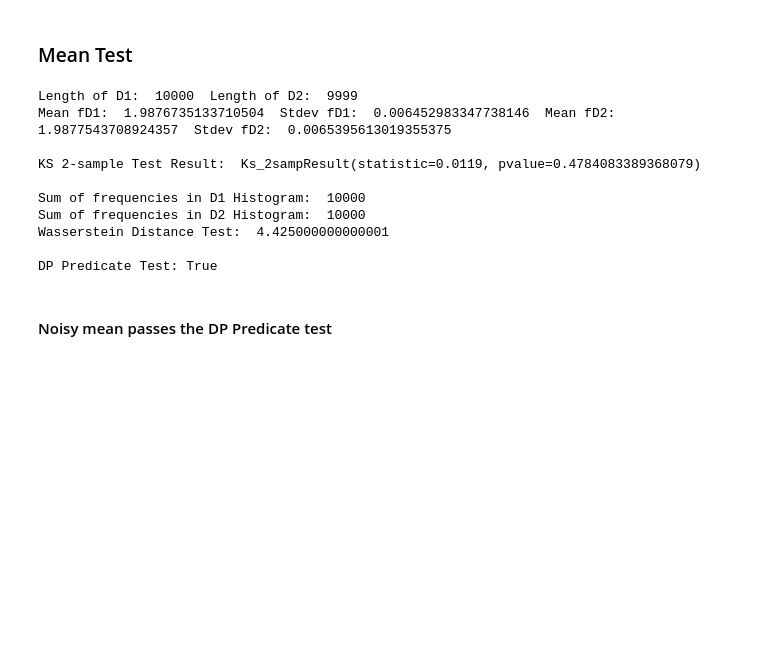
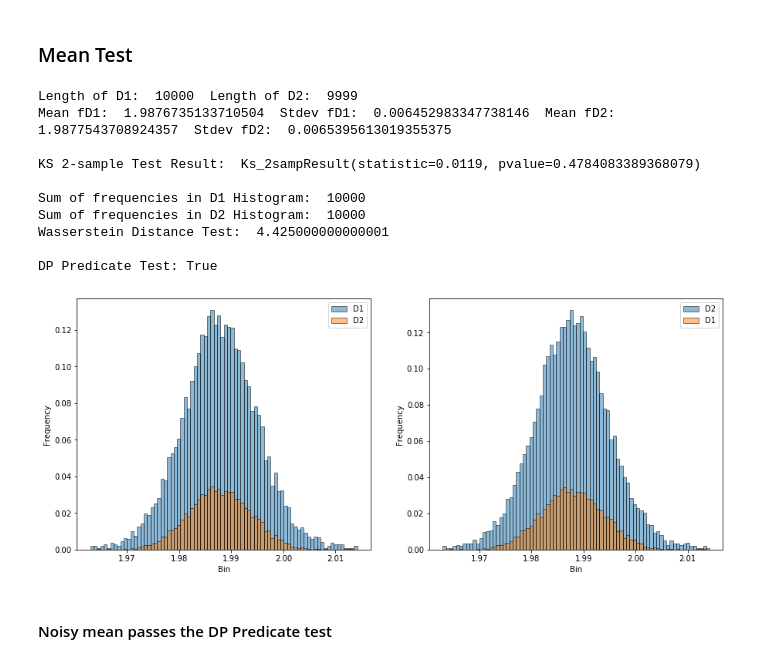
Before and after one commit to opendp/smartnoise-sdk, a Jupyter notebook: evaluation/Differential Privacy Verification.ipynb, the cells around one changed output. Cells and saved outputs as stored; diff of their text form; code cells hidden in the pictures; blank space fills up the shorter version.

```diff
--- a/evaluation/Differential Privacy Verification.ipynb
+++ b/evaluation/Differential Privacy Verification.ipynb
@@ -98,18 +98,19 @@ DP Predicate Test: True
 # %% [markdown]
 ### Mean Test
 # %%
-dp_mean, ks_mean, ws_mean = dv.aggtest(ag.dp_mean, 'Usage', binsize="auto", debug=False, plot=False)
+dp_mean, ks_mean, ws_mean = dv.aggtest(ag.dp_mean, 'Usage', binsize="auto", debug=False, plot=True)
 # %% [output]
 Length of D1:  10000  Length of D2:  9999
 Mean fD1:  1.9876735133710504  Stdev fD1:  0.006452983347738146  Mean fD2:  1.9877543708924357  Stdev fD2:  0.0065395613019355375
 
 KS 2-sample Test Result:  Ks_2sampResult(statistic=0.0119, pvalue=0.4784083389368079)
 
 Sum of frequencies in D1 Histogram:  10000
 Sum of frequencies in D2 Histogram:  10000
 Wasserstein Distance Test:  4.425000000000001
 
 DP Predicate Test: True
+[figure, added]
 # %% [markdown]
 #### Noisy mean passes the DP Predicate test
 # %% [markdown]
```
Also changed, not shown: parts of 14 cells of this notebook, 2 other files.
